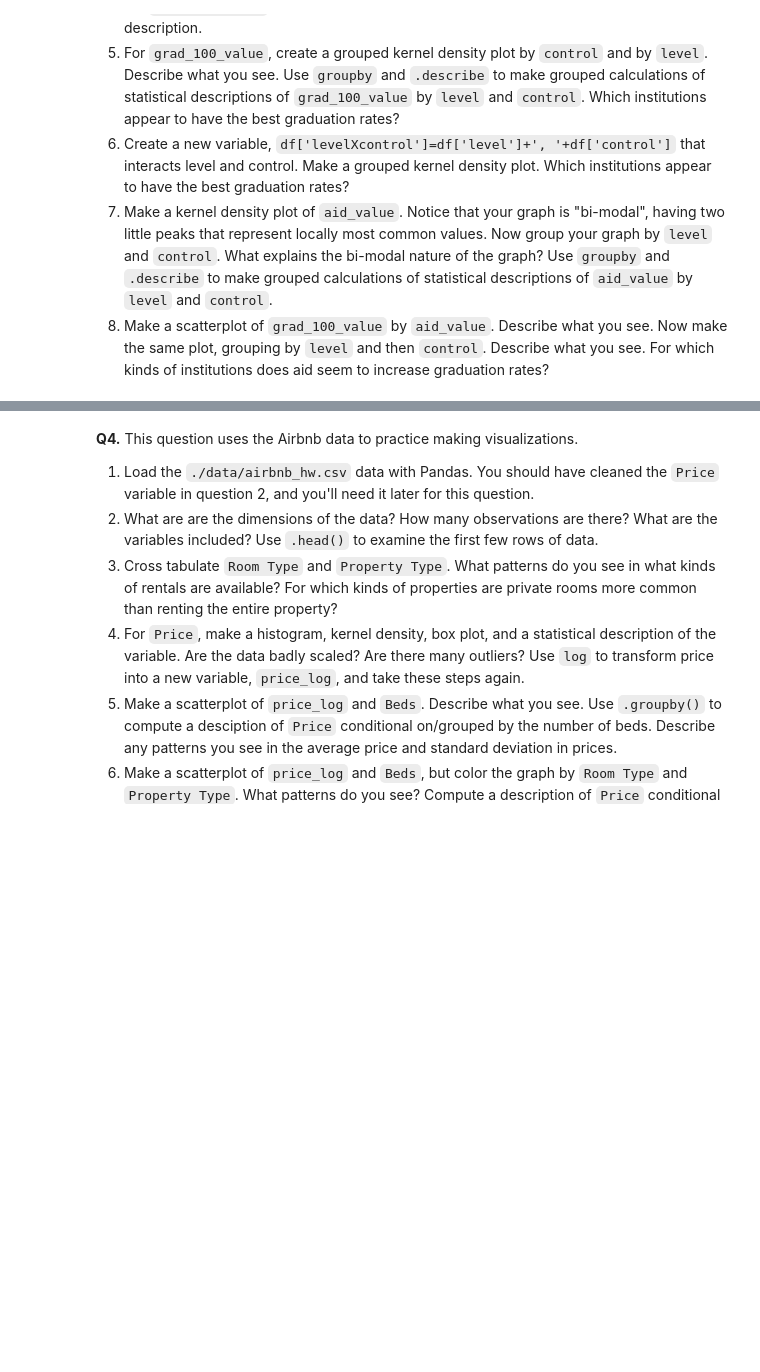
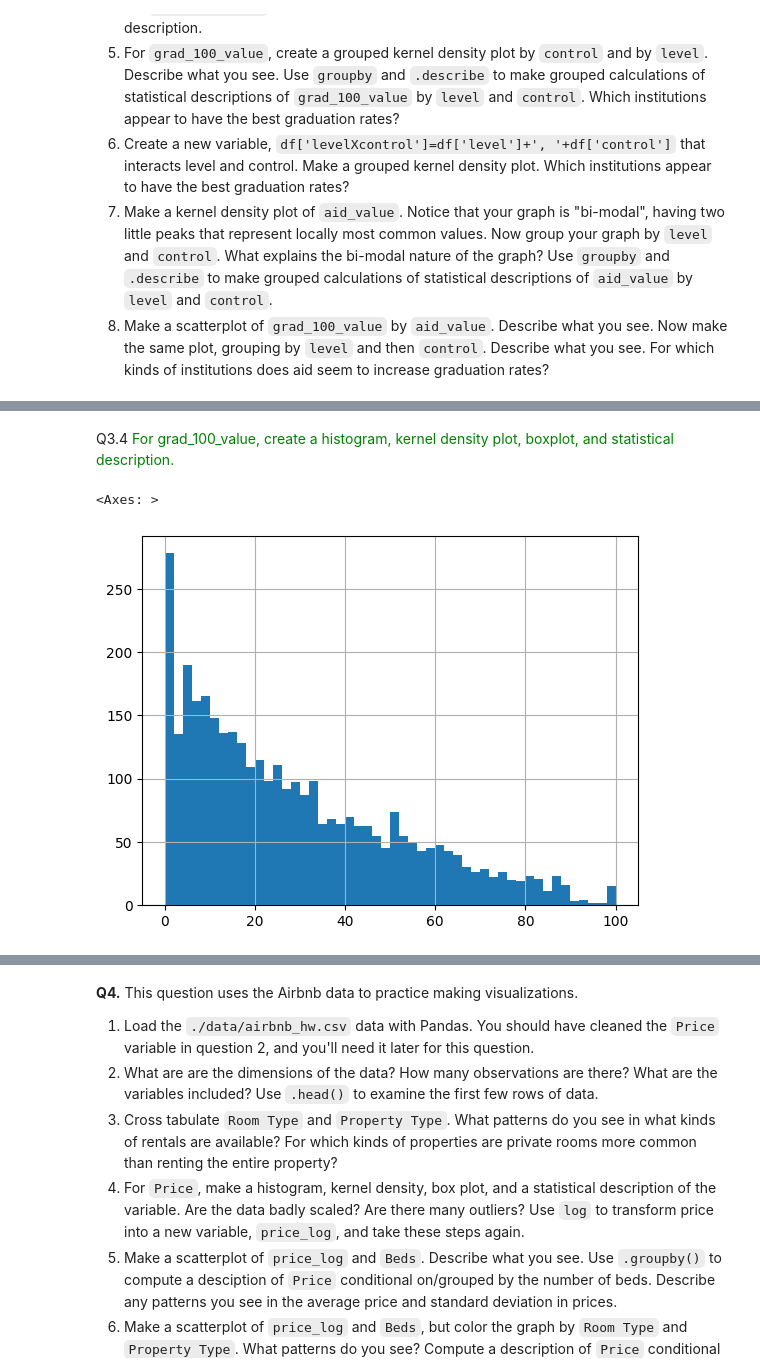
Before and after one commit to Monty-2003/pa2_DS3001, a Jupyter notebook: assignment2.ipynb, the cells around one changed output, grey strips where cells are left out. Saved outputs shown, nothing was run; the diff lists cells and outputs as text; code cells hidden in the pictures; blank space fills up the shorter version.

```diff
--- a/assignment2.ipynb
+++ b/assignment2.ipynb
@@ -156,0 +170,12 @@ The "relevant" variables for this question are:
+# %%
+import seaborn as sns
+
+col_dat = pd.read_csv("./pa2_DS3001/data/college_completion.csv")
+
+nrow, ncol = col_dat.shape
+print("Observations:", nrow)
+print("Variables:", ncol)
+print(list(col_dat.columns))
+
+
+col_dat.head()
@@ -156,0 +195,10 @@ The "relevant" variables for this question are:
+# %% [markdown]
+Q3.4 <font color = "green">
+For grad_100_value, create a histogram, kernel density plot, boxplot, and statistical description.
+</font>
+# %%
+# Histogram with grad_100_value
+col_dat['grad_100_value'].hist(bins=50, grid=True)
+# %% [output]
+<Axes: >
+[figure, added]
```
Also changed, not shown: parts of 14 cells of this notebook.
